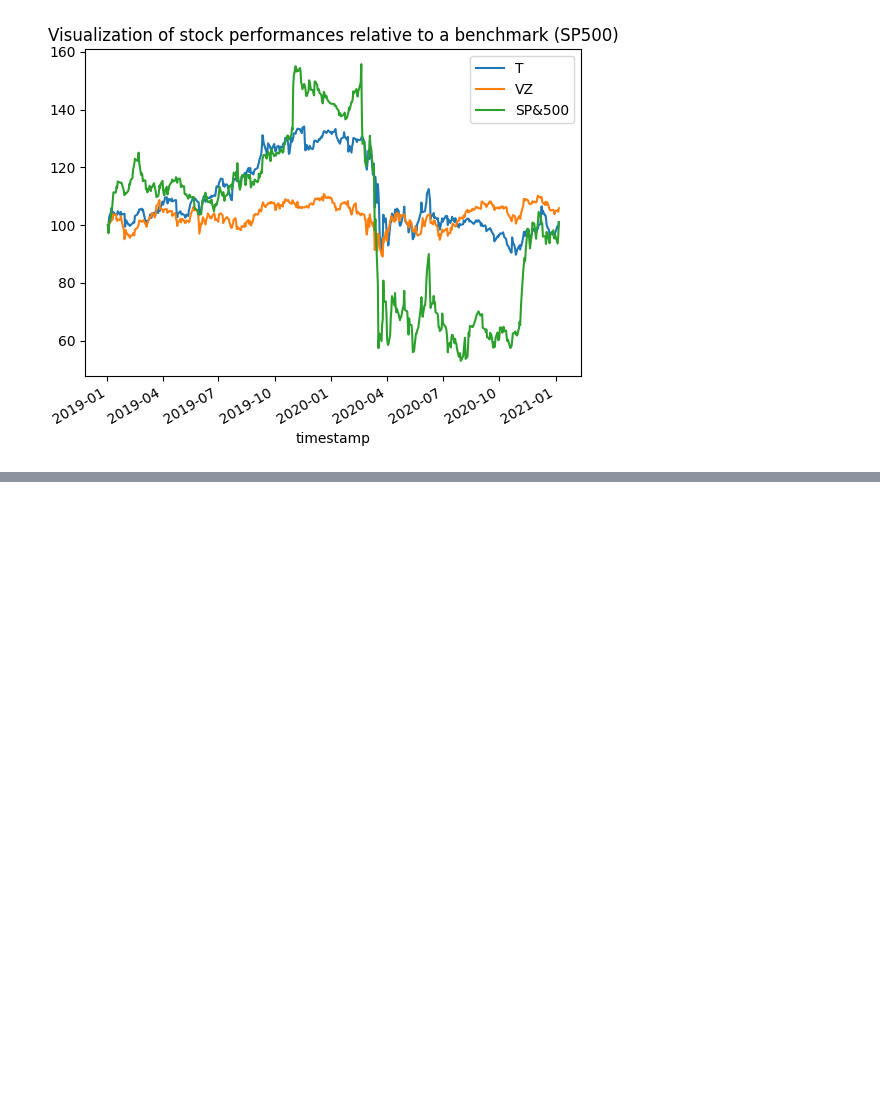
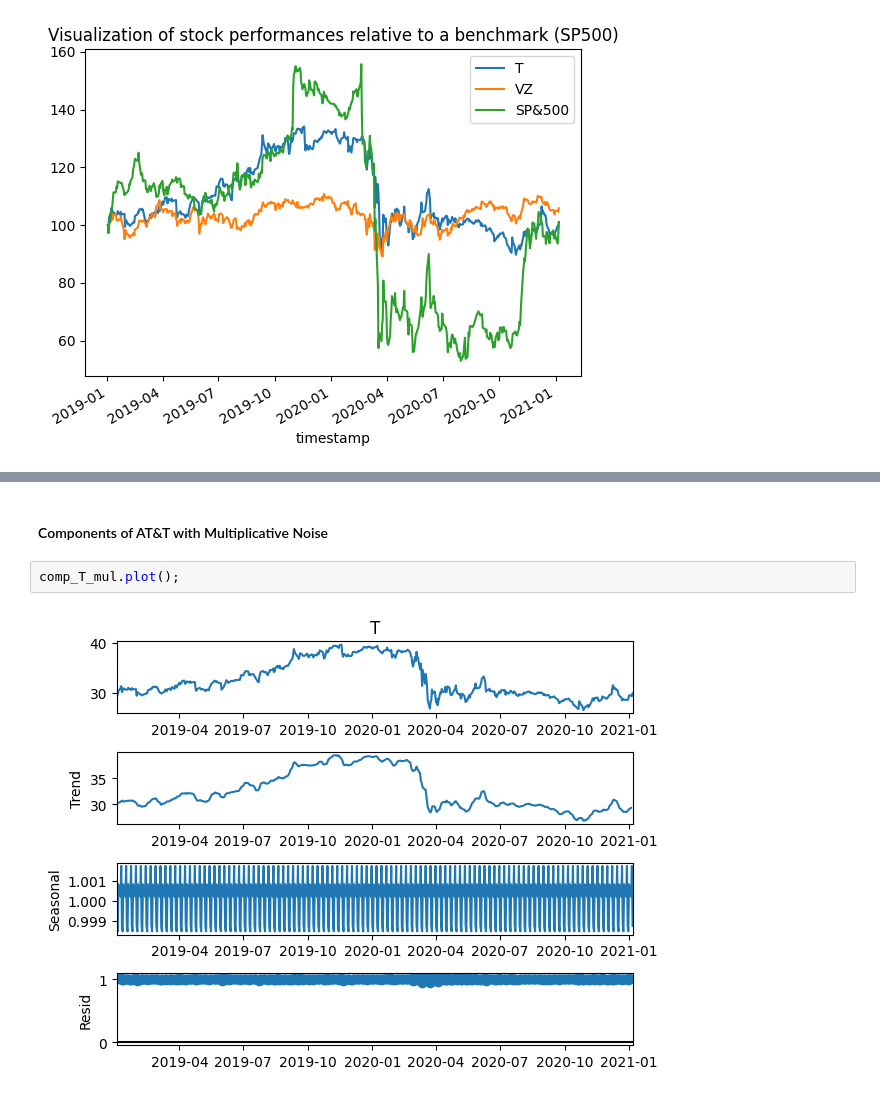
Before and after one commit to pallabee/Time-Series-for-Stock-Price-Prediction, a Jupyter notebook: data preparation/data_extraction.ipynb, the cells around one changed output, grey strips where cells are left out. Cells and saved outputs as stored; diff of their text form; blank space fills up the shorter version.

```diff
--- a/data preparation/data_extraction.ipynb
+++ b/data preparation/data_extraction.ipynb
@@ -161,0 +216,6 @@ plt.title("Visualization of stock performances relative to a benchmark (SP500)")
+# %% [markdown]
+#### Components of AT&T with Multiplicative Noise
+# %%
+comp_T_mul.plot();
+# %% [output]
+[figure, added]
```
Also changed, not shown: parts of 21 cells of this notebook.
